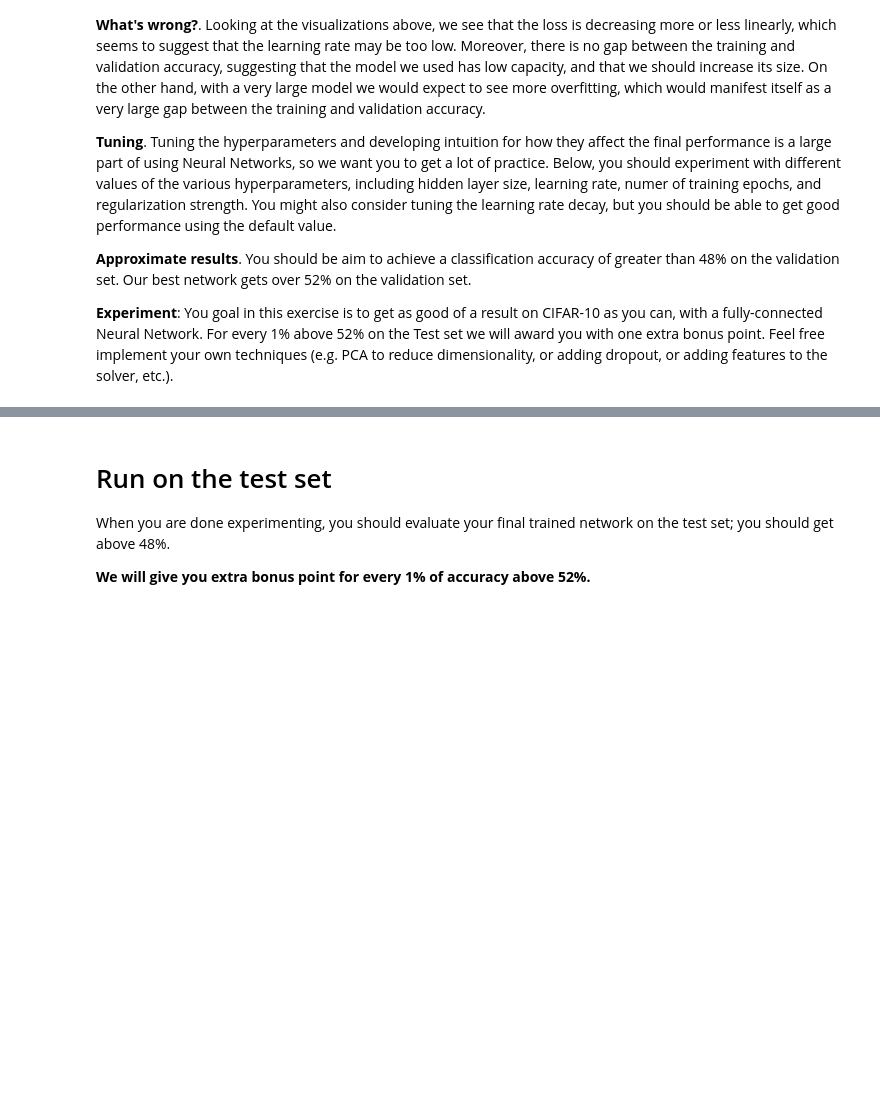
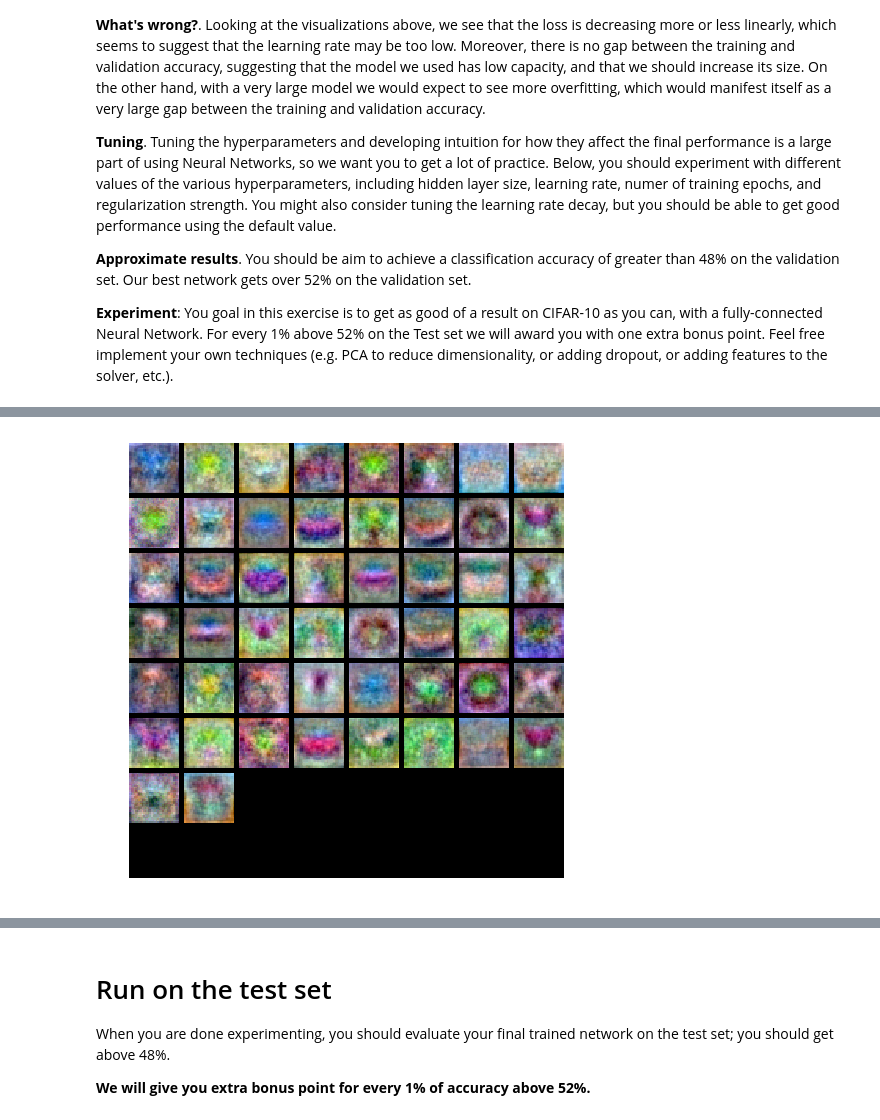
Before and after one commit to kevin-fang/two-layer-net, a Jupyter notebook: two_layer_net.ipynb, the cells around one changed output, grey strips where cells are left out. Cells and saved outputs as stored; diff of their text form; code cells hidden in the pictures; blank space fills up the shorter version.

```diff
--- a/two_layer_net.ipynb
+++ b/two_layer_net.ipynb
@@ -294,7 +292,41 @@ best_net = None # store the best model into this
 # write code to sweep through possible combinations of hyperparameters          #
 # automatically like we did on the previous exercises.                          #
 #################################################################################
-pass
+input_size = 32 * 32 * 3
+hidden_size = 50
+num_classes = 10
+best_val = -1
+results = {}
+
+iters = 1500
+learning_rate_range = np.logspace(-4, -2, 5)
+reg_range = np.logspace(-2, 0, 5)
+
+for learning_rate in learning_rate_range:
+    for reg in reg_range:
+        test_net = TwoLayerNet(input_size, hidden_size, num_classes)
+        loss_hist = test_net.train(X_train, y_train, X_val, y_val, learning_rate_decay = 0.95, learning_rate = learning_rate, reg = reg, num_iters = iters, verbose=False)
+        #print("Learning rate: {}; reg: {}; loss: {}".format(learning_rate, reg, loss_hist[-1]))
+
+        y_train_pred = test_net.predict(X_train)
+        training_accuracy = np.mean(y_train == y_train_pred)
+
+        y_val_pred = test_net.predict(X_val)
+        validation_accuracy = np.mean(y_val == y_val_pred)
+
+        results[(learning_rate, reg)] = (training_accuracy, validation_accuracy)
+
+        if validation_accuracy > best_val:
+            best_val = validation_accuracy
+            best_net = test_net
+
+        print("learning rate: {}, reg: {}.\ntraining_acc: {}, valid_acc: {}".format(learning_rate, reg, training_accuracy, validation_accuracy))
+
+# Print out results.
+for lr, reg in sorted(results):
+    train_accuracy, val_accuracy = results[(lr, reg)]
+    print('lr %e reg %e train accuracy: %f val accuracy: %f' % (
+                lr, reg, train_accuracy, val_accuracy))
 #################################################################################
 #                               END OF YOUR CODE                                #
 #################################################################################
@@ -300,0 +368,5 @@ pass
+# %%
+# visualize the weights of the best network
+show_net_weights(best_net)
+# %% [output]
+[figure, added]
```
Also changed, not shown: parts of 11 cells of this notebook, 1 other file.
